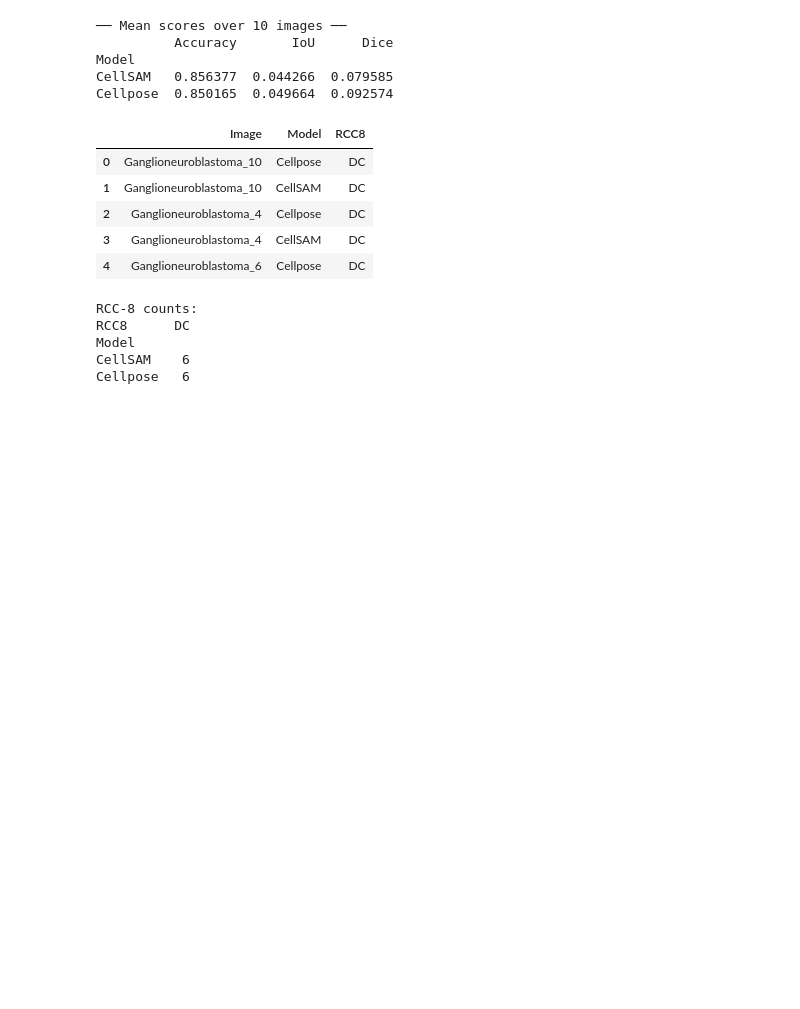
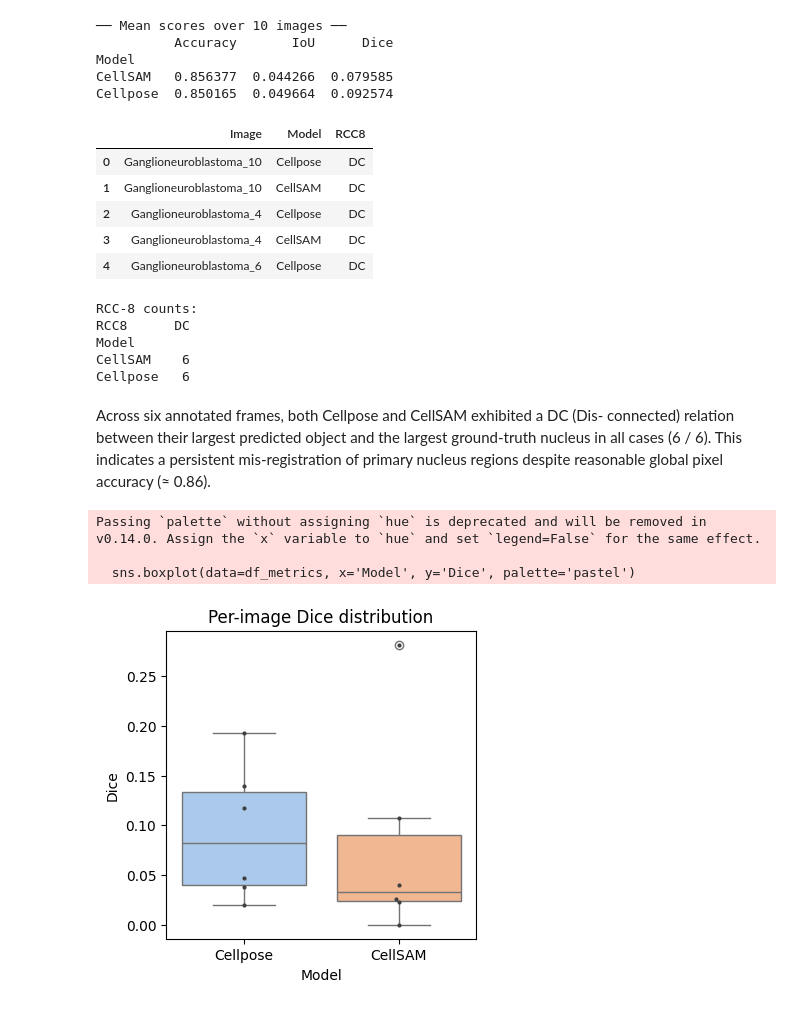
Before and after one commit to krupalithakur/CellposeVsCellSAM, a Jupyter notebook: Disseratation_2_1_.ipynb, the cells around one changed output. Saved outputs shown, nothing was run; the diff lists cells and outputs as text; code cells hidden in the pictures; blank space fills up the shorter version.

Commit message:
Add files via upload
Final Initial Testing of Cellpose and CellSAM

```diff
--- a/Disseratation_2_1_.ipynb
+++ b/Disseratation_2_1_.ipynb
@@ -520,3 +518,9 @@ RCC8      DC
 Model
 CellSAM    6
 Cellpose   6
+# %% [markdown]
+Across six annotated frames, both Cellpose and CellSAM exhibited a DC (Dis-
+connected) relation between their largest predicted object and the largest
+ground-truth nucleus in all cases (6 / 6). This indicates a persistent
+mis-registration of primary nucleus regions despite reasonable global pixel
+accuracy (≈ 0.86).
@@ -522,0 +535,12 @@ Cellpose   6
+# %%
+import seaborn as sns, matplotlib.pyplot as plt
+plt.figure(figsize=(4,4))
+sns.boxplot(data=df_metrics, x='Model', y='Dice', palette='pastel')
+sns.swarmplot(data=df_metrics, x='Model', y='Dice', color=".25", size=3)
+plt.title('Per-image Dice distribution')
+plt.show()
+# %% [output]
+Passing `palette` without assigning `hue` is deprecated and will be removed in v0.14.0. Assign the `x` variable to `hue` and set `legend=False` for the same effect.
+
+  sns.boxplot(data=df_metrics, x='Model', y='Dice', palette='pastel')
+[figure, added]
```
Also changed, not shown: parts of 3 cells of this notebook.
